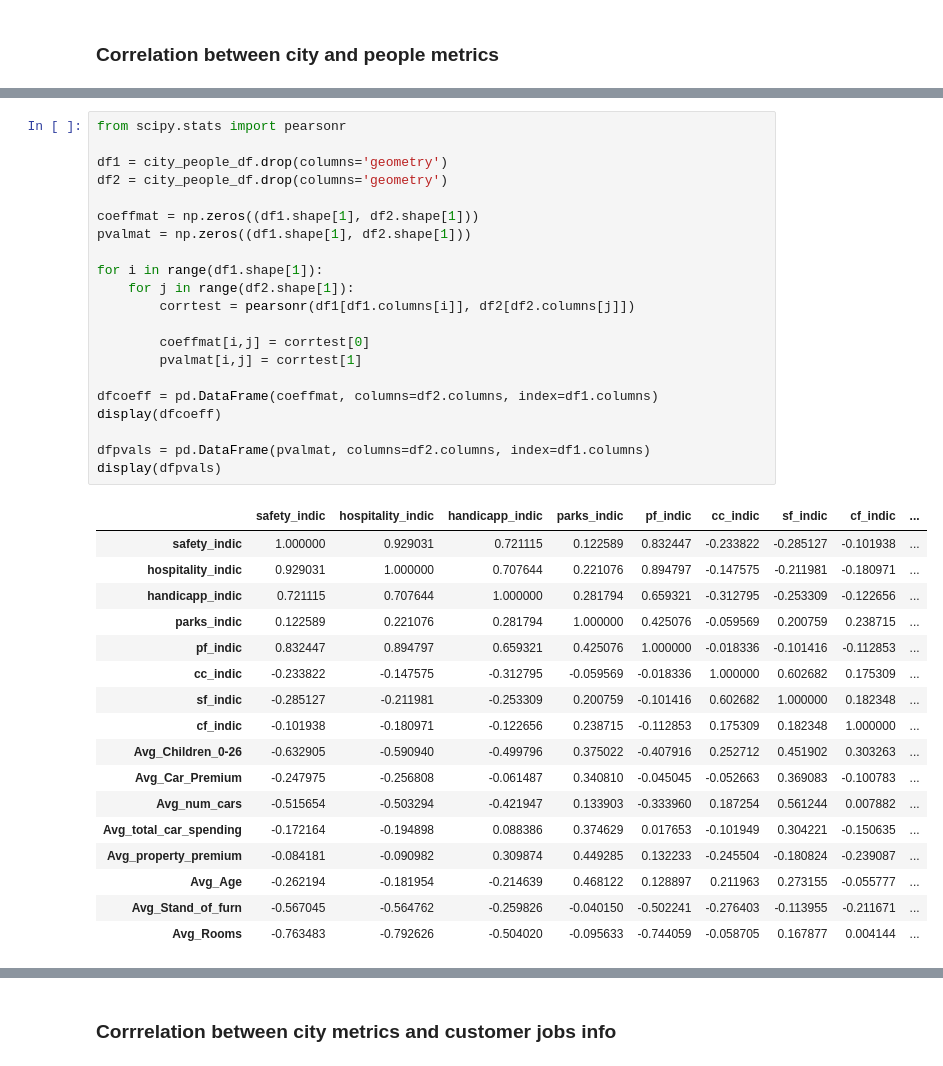
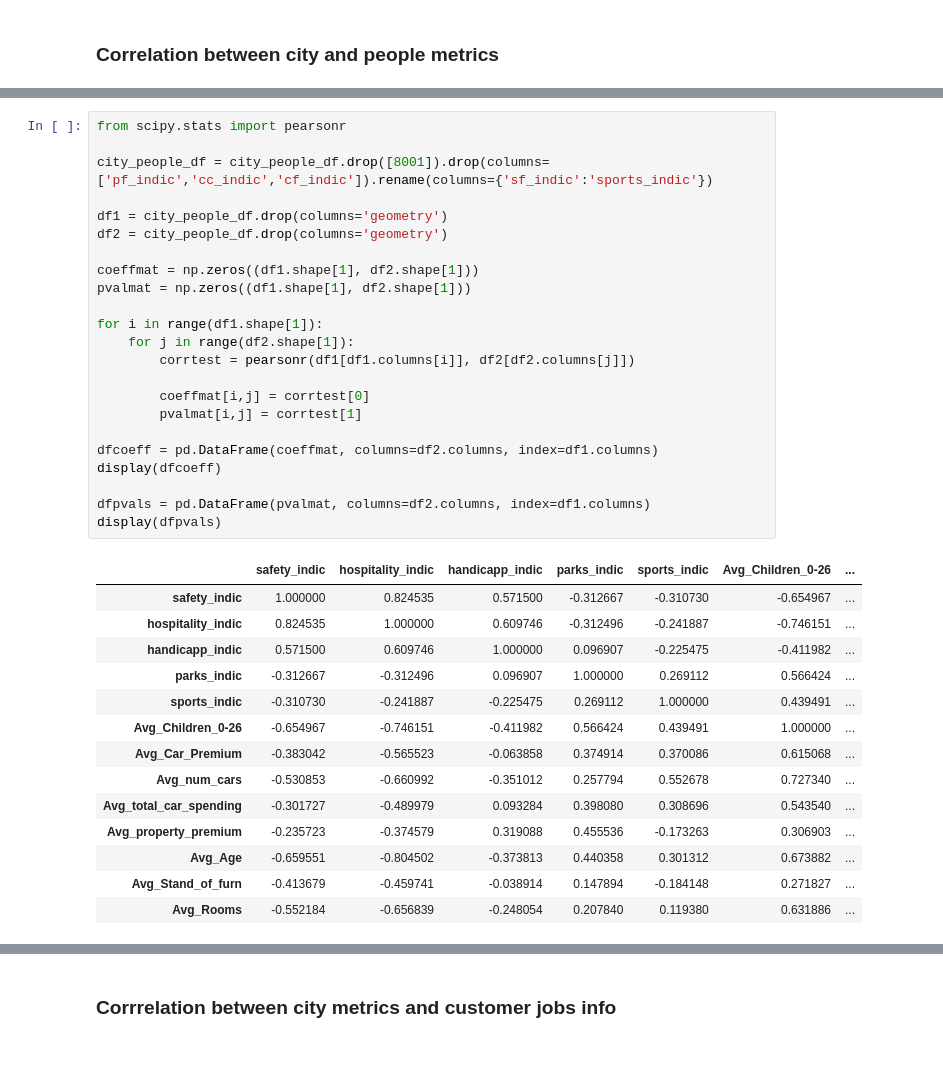
Before and after one commit to MLortki/ADA2018-Project-Quality-of-Space-AMG, a Jupyter notebook: spatial_analysis.ipynb, the cells around one changed output, grey strips where cells are left out. Saved outputs shown, nothing was run; the diff lists cells and outputs as text.

```diff
--- a/spatial_analysis.ipynb
+++ b/spatial_analysis.ipynb
@@ -74,39 +65,38 @@ print(mi.I, mi.p_sim)
 # %%
 from scipy.stats import pearsonr
+
+city_people_df = city_people_df.drop([8001]).drop(columns=['pf_indic','cc_indic','cf_indic']).rename(columns={'sf_indic':'sports_indic'})
 
 df1 = city_people_df.drop(columns='geometry')
 df2 = city_people_df.drop(columns='geometry')
 
 coeffmat = np.zeros((df1.shape[1], df2.shape[1]))
 pvalmat = np.zeros((df1.shape[1], df2.shape[1]))
 
 for i in range(df1.shape[1]):
     for j in range(df2.shape[1]):
         corrtest = pearsonr(df1[df1.columns[i]], df2[df2.columns[j]])
 
         coeffmat[i,j] = corrtest[0]
         pvalmat[i,j] = corrtest[1]
 
 dfcoeff = pd.DataFrame(coeffmat, columns=df2.columns, index=df1.columns)
 display(dfcoeff)
 
 dfpvals = pd.DataFrame(pvalmat, columns=df2.columns, index=df1.columns)
 display(dfpvals)
 # %% [output]
-|  | safety_indic | hospitality_indic | handicapp_indic | parks_indic | pf_indic | cc_indic | sf_indic | cf_indic | ... |
-| safety_indic | 1.000000 | 0.929031 | 0.721115 | 0.122589 | 0.832447 | -0.233822 | -0.285127 | -0.101938 | ... |
-| hospitality_indic | 0.929031 | 1.000000 | 0.707644 | 0.221076 | 0.894797 | -0.147575 | -0.211981 | -0.180971 | ... |
-| handicapp_indic | 0.721115 | 0.707644 | 1.000000 | 0.281794 | 0.659321 | -0.312795 | -0.253309 | -0.122656 | ... |
-| parks_indic | 0.122589 | 0.221076 | 0.281794 | 1.000000 | 0.425076 | -0.059569 | 0.200759 | 0.238715 | ... |
-| pf_indic | 0.832447 | 0.894797 | 0.659321 | 0.425076 | 1.000000 | -0.018336 | -0.101416 | -0.112853 | ... |
-| cc_indic | -0.233822 | -0.147575 | -0.312795 | -0.059569 | -0.018336 | 1.000000 | 0.602682 | 0.175309 | ... |
-| sf_indic | -0.285127 | -0.211981 | -0.253309 | 0.200759 | -0.101416 | 0.602682 | 1.000000 | 0.182348 | ... |
-| cf_indic | -0.101938 | -0.180971 | -0.122656 | 0.238715 | -0.112853 | 0.175309 | 0.182348 | 1.000000 | ... |
-| Avg_Children_0-26 | -0.632905 | -0.590940 | -0.499796 | 0.375022 | -0.407916 | 0.252712 | 0.451902 | 0.303263 | ... |
-| Avg_Car_Premium | -0.247975 | -0.256808 | -0.061487 | 0.340810 | -0.045045 | -0.052663 | 0.369083 | -0.100783 | ... |
-| Avg_num_cars | -0.515654 | -0.503294 | -0.421947 | 0.133903 | -0.333960 | 0.187254 | 0.561244 | 0.007882 | ... |
-| Avg_total_car_spending | -0.172164 | -0.194898 | 0.088386 | 0.374629 | 0.017653 | -0.101949 | 0.304221 | -0.150635 | ... |
-| Avg_property_premium | -0.084181 | -0.090982 | 0.309874 | 0.449285 | 0.132233 | -0.245504 | -0.180824 | -0.239087 | ... |
-| Avg_Age | -0.262194 | -0.181954 | -0.214639 | 0.468122 | 0.128897 | 0.211963 | 0.273155 | -0.055777 | ... |
-| Avg_Stand_of_furn | -0.567045 | -0.564762 | -0.259826 | -0.040150 | -0.502241 | -0.276403 | -0.113955 | -0.211671 | ... |
-| Avg_Rooms | -0.763483 | -0.792626 | -0.504020 | -0.095633 | -0.744059 | -0.058705 | 0.167877 | 0.004144 | ... |
+|  | safety_indic | hospitality_indic | handicapp_indic | parks_indic | sports_indic | Avg_Children_0-26 | ... |
+| safety_indic | 1.000000 | 0.824535 | 0.571500 | -0.312667 | -0.310730 | -0.654967 | ... |
+| hospitality_indic | 0.824535 | 1.000000 | 0.609746 | -0.312496 | -0.241887 | -0.746151 | ... |
+| handicapp_indic | 0.571500 | 0.609746 | 1.000000 | 0.096907 | -0.225475 | -0.411982 | ... |
+| parks_indic | -0.312667 | -0.312496 | 0.096907 | 1.000000 | 0.269112 | 0.566424 | ... |
+| sports_indic | -0.310730 | -0.241887 | -0.225475 | 0.269112 | 1.000000 | 0.439491 | ... |
+| Avg_Children_0-26 | -0.654967 | -0.746151 | -0.411982 | 0.566424 | 0.439491 | 1.000000 | ... |
+| Avg_Car_Premium | -0.383042 | -0.565523 | -0.063858 | 0.374914 | 0.370086 | 0.615068 | ... |
+| Avg_num_cars | -0.530853 | -0.660992 | -0.351012 | 0.257794 | 0.552678 | 0.727340 | ... |
+| Avg_total_car_spending | -0.301727 | -0.489979 | 0.093284 | 0.398080 | 0.308696 | 0.543540 | ... |
+| Avg_property_premium | -0.235723 | -0.374579 | 0.319088 | 0.455536 | -0.173263 | 0.306903 | ... |
+| Avg_Age | -0.659551 | -0.804502 | -0.373813 | 0.440358 | 0.301312 | 0.673882 | ... |
+| Avg_Stand_of_furn | -0.413679 | -0.459741 | -0.038914 | 0.147894 | -0.184148 | 0.271827 | ... |
+| Avg_Rooms | -0.552184 | -0.656839 | -0.248054 | 0.207840 | 0.119380 | 0.631886 | ... |
```
Also changed, not shown: parts of 13 cells of this notebook.
